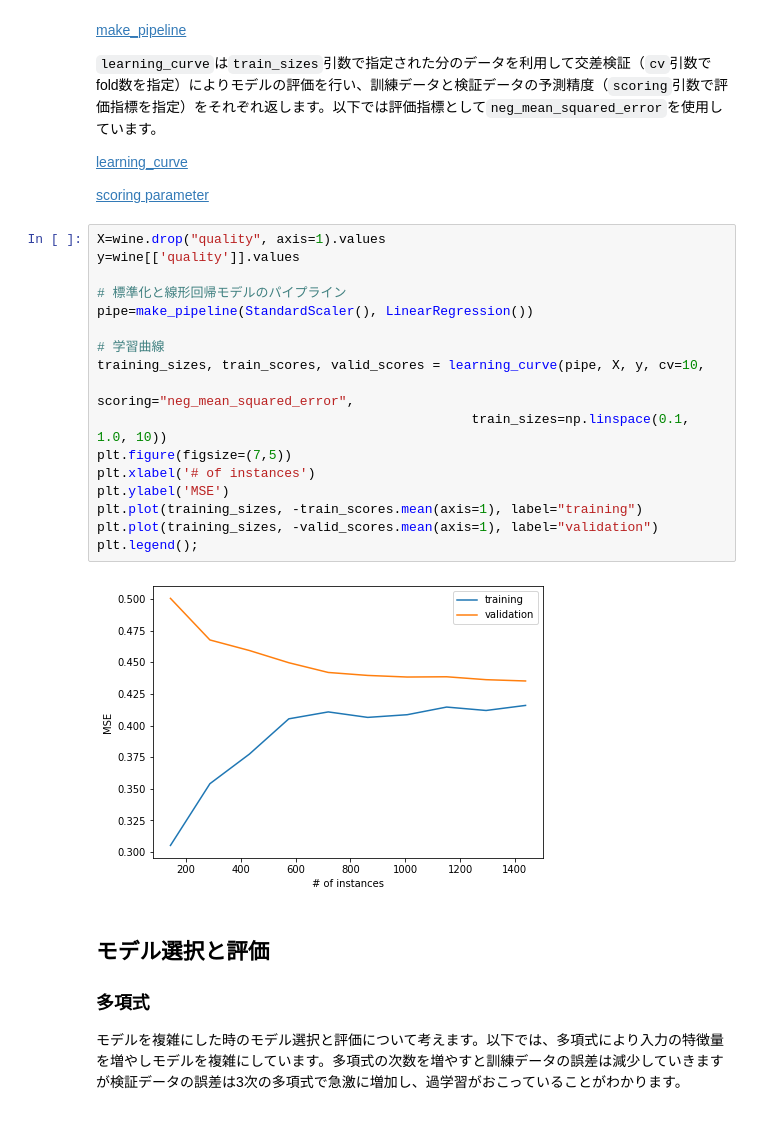
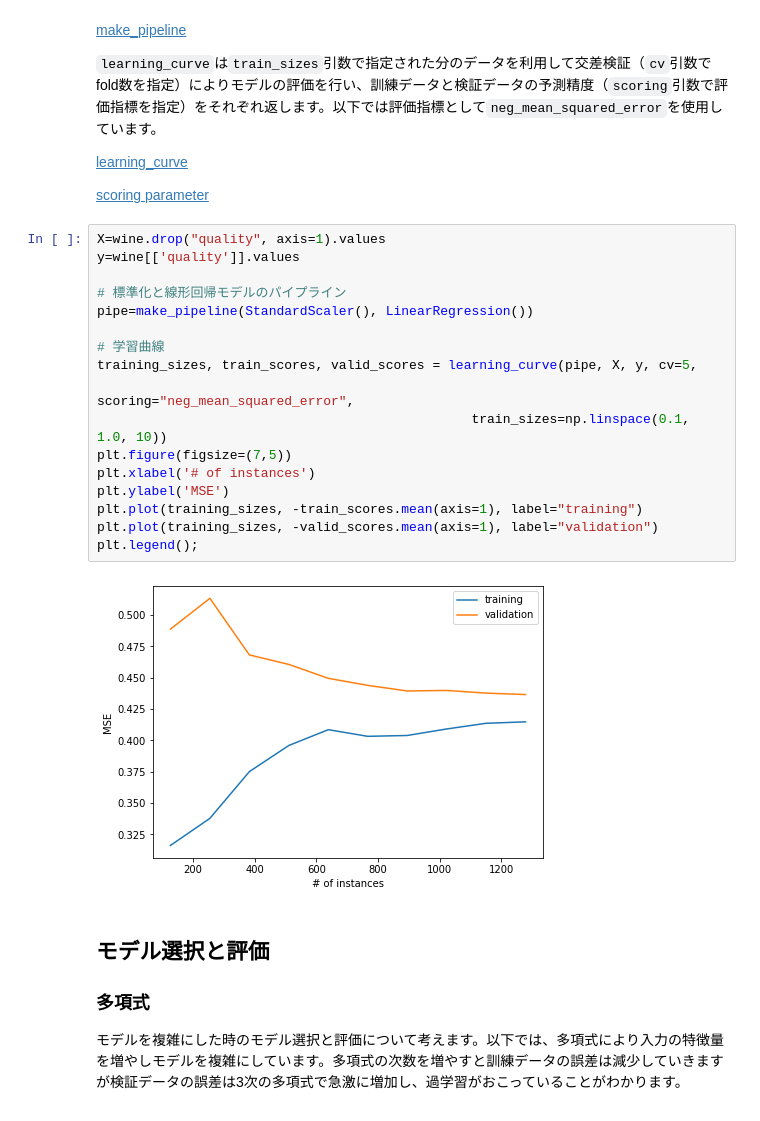
Before and after one commit to UTDataMining/2020S, a Jupyter notebook: week10/practical_ds.ipynb, the cells around one changed output. Drawn from its saved outputs; the diff is of its cells as text.

```diff
--- a/week10/practical_ds.ipynb
+++ b/week10/practical_ds.ipynb
@@ -235,22 +235,22 @@ pd.DataFrame(lr.coef_, index=['weight'], columns=wine.drop("quality", axis=1).co
 # %%
 X=wine.drop("quality", axis=1).values
 y=wine[['quality']].values
 
 # 標準化と線形回帰モデルのパイプライン
 pipe=make_pipeline(StandardScaler(), LinearRegression())
 
 # 学習曲線
-training_sizes, train_scores, valid_scores = learning_curve(pipe, X, y, cv=10,
+training_sizes, train_scores, valid_scores = learning_curve(pipe, X, y, cv=5,
                                                 scoring="neg_mean_squared_error",
                                                 train_sizes=np.linspace(0.1, 1.0, 10))
 plt.figure(figsize=(7,5))
 plt.xlabel('# of instances')
 plt.ylabel('MSE')
 plt.plot(training_sizes, -train_scores.mean(axis=1), label="training")
 plt.plot(training_sizes, -valid_scores.mean(axis=1), label="validation")
 plt.legend();
 # %% [output]
-[figure, old version]
+[figure, new version]
 # %% [markdown]
 ##  モデル選択と評価
 ### 多項式
```
Also changed, not shown: parts of 14 cells of this notebook.
